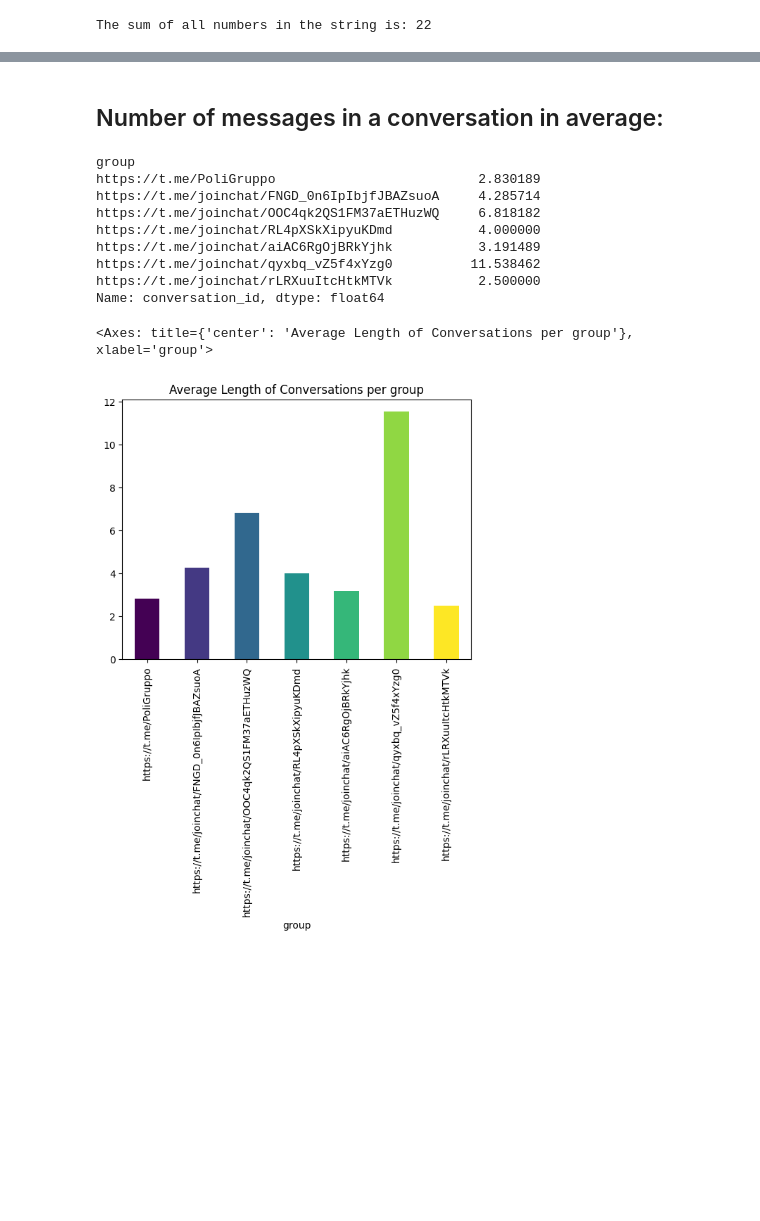
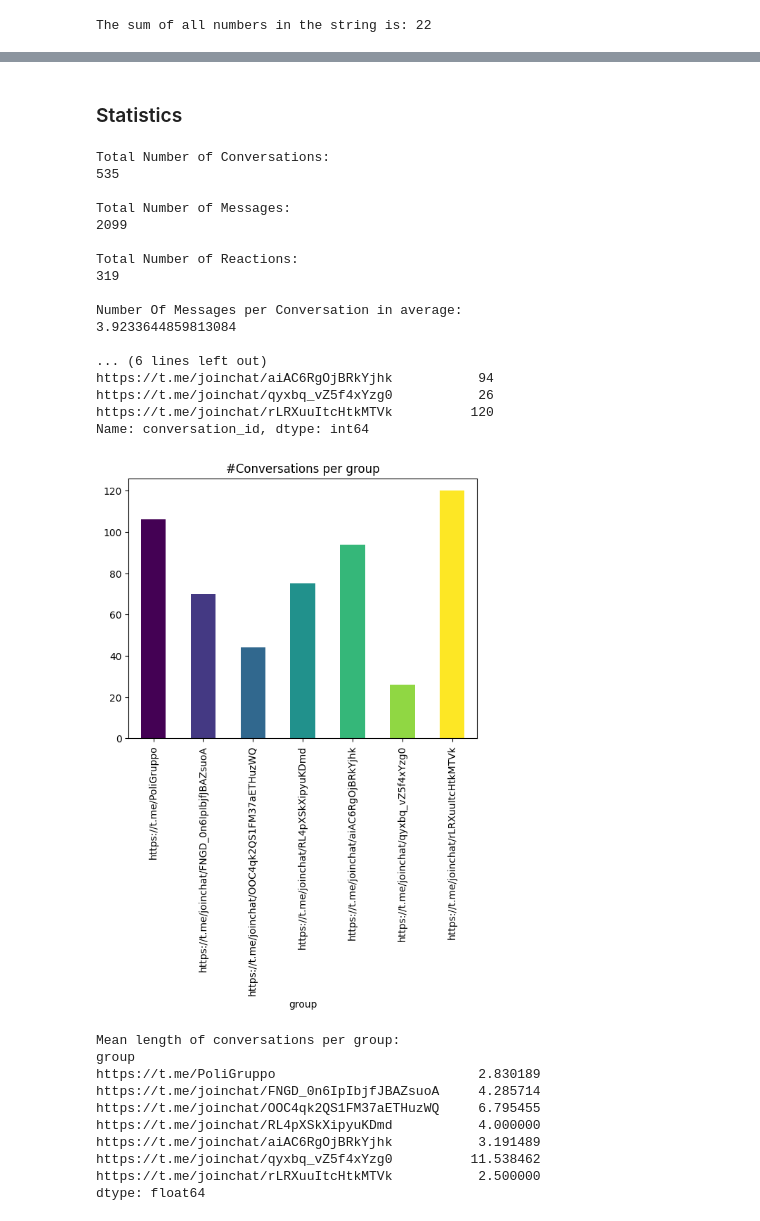
Before and after one commit to amirmosio/telegram-event-detection, a Jupyter notebook: data_analysis/dataset_analysis.ipynb, the cells around one changed output, grey strips where cells are left out. Drawn from its saved outputs; the diff is of its cells as text; code cells hidden in the pictures; blank space fills up the shorter version.

```diff
--- a/data_analysis/dataset_analysis.ipynb
+++ b/data_analysis/dataset_analysis.ipynb
@@ -134,20 +328,33 @@ conversationspergroup.plot(kind='bar', title='#Different Conversations per group
-# %% [markdown]
-## Number of messages in a conversation in average:
-# %%
-lengthofconversationspergroup = 300/conversationspergroup
-lengthofconversationspergroup
-# %% [output]
-group
-https://t.me/PoliGruppo                          2.830189
-https://t.me/joinchat/FNGD_0n6IpIbjfJBAZsuoA     4.285714
-https://t.me/joinchat/OOC4qk2QS1FM37aETHuzWQ     6.818182
-https://t.me/joinchat/RL4pXSkXipyuKDmd           4.000000
-https://t.me/joinchat/aiAC6RgOjBRkYjhk           3.191489
-https://t.me/joinchat/qyxbq_vZ5f4xYzg0          11.538462
-https://t.me/joinchat/rLRXuuItcHtkMTVk           2.500000
-Name: conversation_id, dtype: float64
-# %%
-lengthofconversationspergroup.plot(kind='bar', title='Average Length of Conversations per group', color=colors)
-# %% [output]
-<Axes: title={'center': 'Average Length of Conversations per group'}, xlabel='group'>
-[figure, removed]
+# %% [markdown]
+### Statistics
+# %%
+printstatistics(df)
+# %% [output]
+Total Number of Conversations:
+535
+
+Total Number of Messages:
+2099
+
+Total Number of Reactions:
+319
+
+Number Of Messages per Conversation in average:
+3.9233644859813084
+
+... (6 lines left out)
+https://t.me/joinchat/aiAC6RgOjBRkYjhk           94
+https://t.me/joinchat/qyxbq_vZ5f4xYzg0           26
+https://t.me/joinchat/rLRXuuItcHtkMTVk          120
+Name: conversation_id, dtype: int64
+[figure, added]
+Mean length of conversations per group:
+group
+https://t.me/PoliGruppo                          2.830189
+https://t.me/joinchat/FNGD_0n6IpIbjfJBAZsuoA     4.285714
+https://t.me/joinchat/OOC4qk2QS1FM37aETHuzWQ     6.795455
+https://t.me/joinchat/RL4pXSkXipyuKDmd           4.000000
+https://t.me/joinchat/aiAC6RgOjBRkYjhk           3.191489
+https://t.me/joinchat/qyxbq_vZ5f4xYzg0          11.538462
+https://t.me/joinchat/rLRXuuItcHtkMTVk           2.500000
+dtype: float64
```
Also changed, not shown: parts of 73 cells of this notebook, 1 other file.
